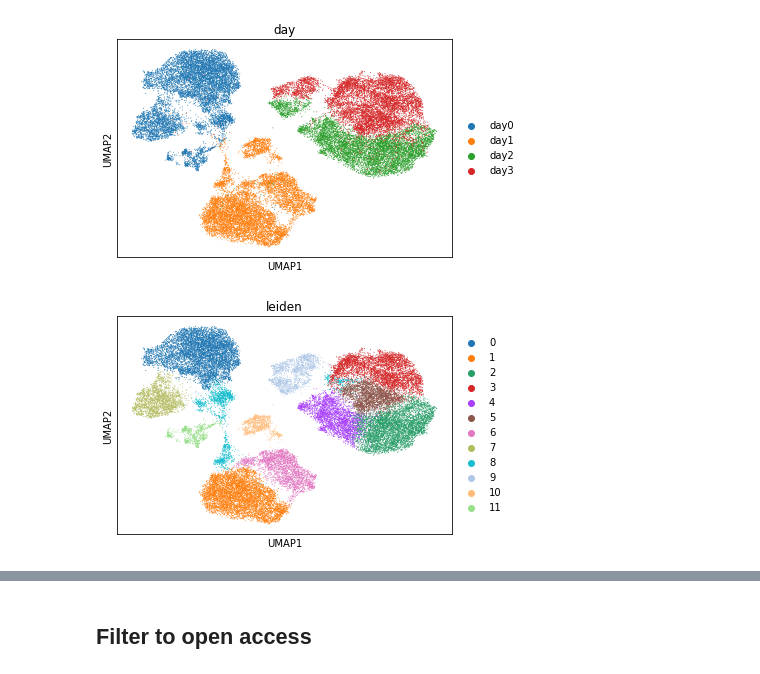
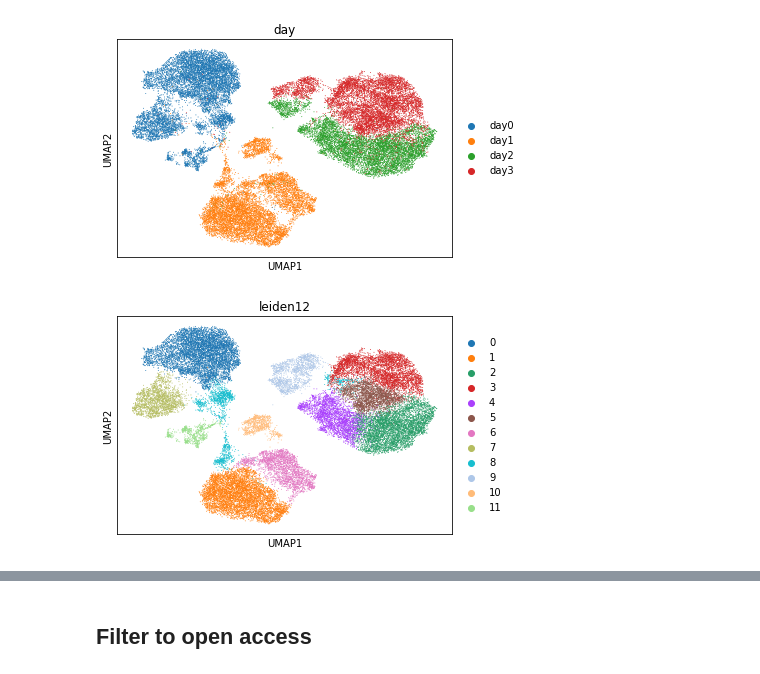
Before and after one commit to annacuomo/CellRegMap_analyses, a Jupyter notebook: simulations/notebooks/1_prepare_data.ipynb, the cells around one changed output, grey strips where cells are left out. Cells and saved outputs as stored; diff of their text form; code cells hidden in the pictures.

```diff
--- a/simulations/notebooks/1_prepare_data.ipynb
+++ b/simulations/notebooks/1_prepare_data.ipynb
@@ -154,4 +154,4 @@ sc.tl.leiden(adata, resolution=0.5)
 # %%
-sc.pl.umap(adata, color=['leiden'])
+sc.pl.umap(adata, color=['leiden12'])
 # %% [output]
-[figure, old version]
+[figure, new version]
```
Also changed, not shown: parts of 7 cells of this notebook, 4 other files.
